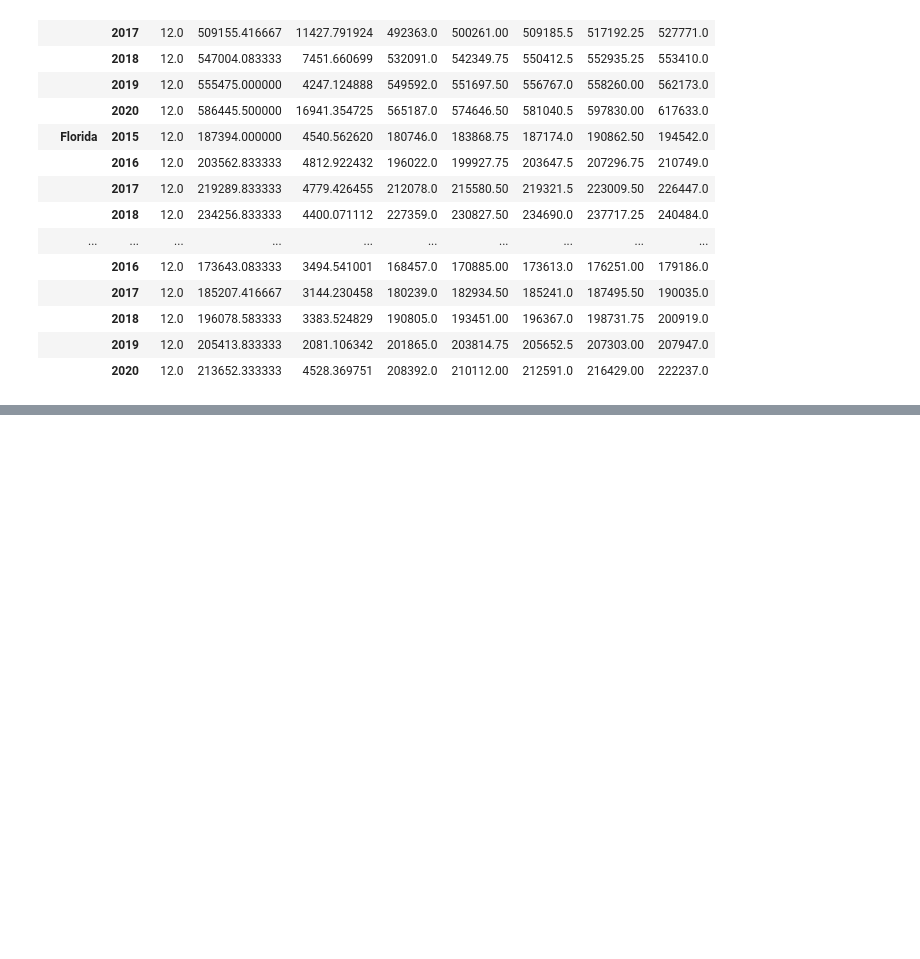
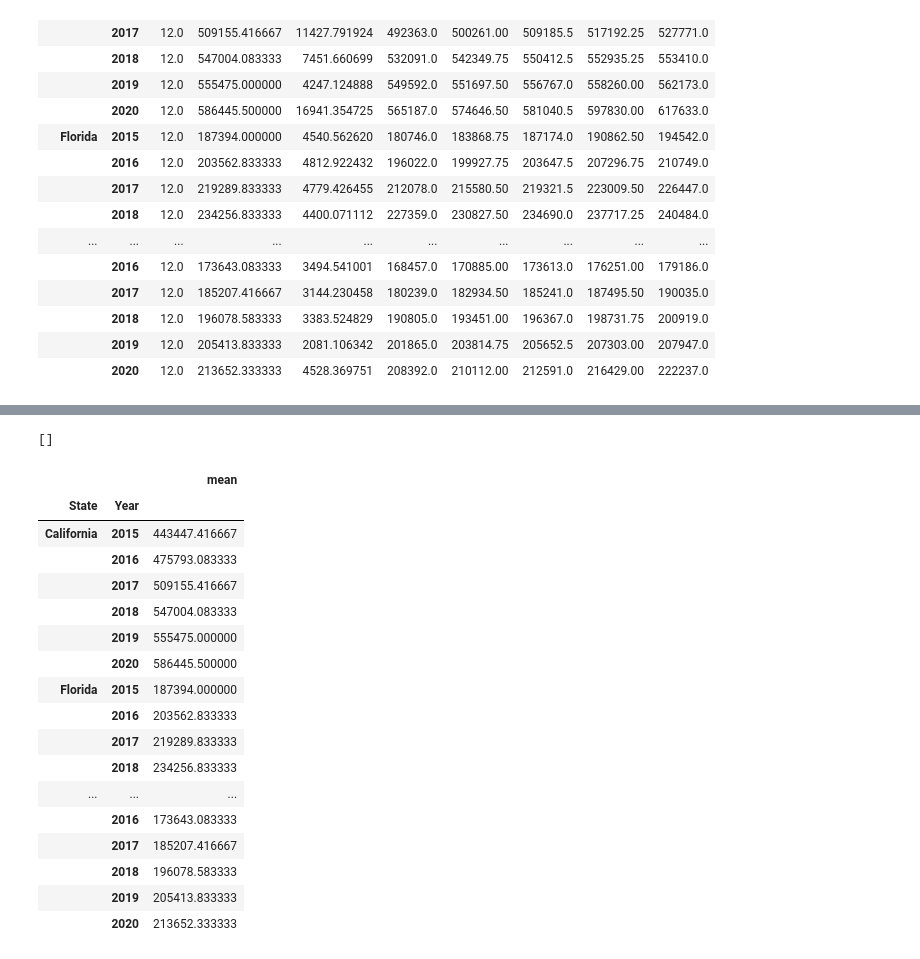
Before and after one commit to aliciasply/InterState-Migration, a Jupyter notebook: Code/Housing-Price-alicia.ipynb, the cells around one changed output, grey strips where cells are left out. Cells and saved outputs as stored; diff of their text form; code cells hidden in the pictures; blank space fills up the shorter version.

```diff
--- a/Code/Housing-Price-alicia.ipynb
+++ b/Code/Housing-Price-alicia.ipynb
@@ -197,0 +201,32 @@ max_min_state_year.head()
+# %%
+base = automap_base()
+base.prepare(engine, reflect=True)
+base.classes.keys()
+# %% [output]
+[]
+# %%
+# Get rid of the % sign from the columns title
+state_timeseries_df.columns = ['count', 'mean', 'std', 'min', '25', '50', '75', 'max']
+# %%
+# Only extracting the mean
+top_states_series = state_timeseries_df[["mean"]]
+top_states_series
+# %% [output]
+|  |  | mean |
+| State | Year |  |
+| California | 2015 | 443447.416667 |
+|  | 2016 | 475793.083333 |
+|  | 2017 | 509155.416667 |
+|  | 2018 | 547004.083333 |
+|  | 2019 | 555475.000000 |
+|  | 2020 | 586445.500000 |
+| Florida | 2015 | 187394.000000 |
+|  | 2016 | 203562.833333 |
+|  | 2017 | 219289.833333 |
+|  | 2018 | 234256.833333 |
+| ... | ... | ... |
+|  | 2016 | 173643.083333 |
+|  | 2017 | 185207.416667 |
+|  | 2018 | 196078.583333 |
+|  | 2019 | 205413.833333 |
+|  | 2020 | 213652.333333 |
```
Also changed, not shown: parts of 16 cells of this notebook, 6 other files.
